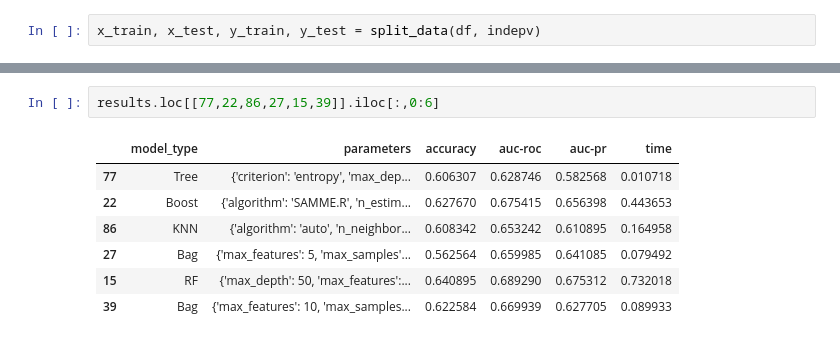
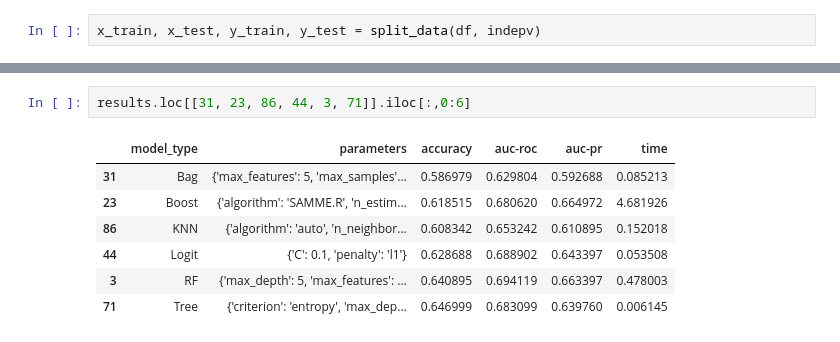
Before and after one commit to tianchu-shu/syntaxerror, a Jupyter notebook: loop_classifier.ipynb, the cells around one changed output, grey strips where cells are left out. Drawn from its saved outputs; the diff is of its cells as text.

```diff
--- a/loop_classifier.ipynb
+++ b/loop_classifier.ipynb
@@ -227,11 +227,11 @@ Tree        70    0.677642
 Name: auc-roc, dtype: float64
 # %%
-results.loc[[77,22,86,27,15,39]].iloc[:,0:6]
+results.loc[[31, 23, 86, 44, 3, 71]].iloc[:,0:6]
 # %% [output]
 |  | model_type | parameters | accuracy | auc-roc | auc-pr | time |
-| 77 | Tree | {'criterion': 'entropy', 'max_dep... | 0.606307 | 0.628746 | 0.582568 | 0.010718 |
-| 22 | Boost | {'algorithm': 'SAMME.R', 'n_estim... | 0.627670 | 0.675415 | 0.656398 | 0.443653 |
-| 86 | KNN | {'algorithm': 'auto', 'n_neighbor... | 0.608342 | 0.653242 | 0.610895 | 0.164958 |
-| 27 | Bag | {'max_features': 5, 'max_samples'... | 0.562564 | 0.659985 | 0.641085 | 0.079492 |
-| 15 | RF | {'max_depth': 50, 'max_features':... | 0.640895 | 0.689290 | 0.675312 | 0.732018 |
-| 39 | Bag | {'max_features': 10, 'max_samples... | 0.622584 | 0.669939 | 0.627705 | 0.089933 |
+| 31 | Bag | {'max_features': 5, 'max_samples'... | 0.586979 | 0.629804 | 0.592688 | 0.085213 |
+| 23 | Boost | {'algorithm': 'SAMME.R', 'n_estim... | 0.618515 | 0.680620 | 0.664972 | 4.681926 |
+| 86 | KNN | {'algorithm': 'auto', 'n_neighbor... | 0.608342 | 0.653242 | 0.610895 | 0.152018 |
+| 44 | Logit | {'C': 0.1, 'penalty': 'l1'} | 0.628688 | 0.688902 | 0.643397 | 0.053508 |
+| 3 | RF | {'max_depth': 5, 'max_features': ... | 0.640895 | 0.694119 | 0.663397 | 0.478003 |
+| 71 | Tree | {'criterion': 'entropy', 'max_dep... | 0.646999 | 0.683099 | 0.639760 | 0.006145 |
```
Also changed, not shown: parts of 4 cells of this notebook.
